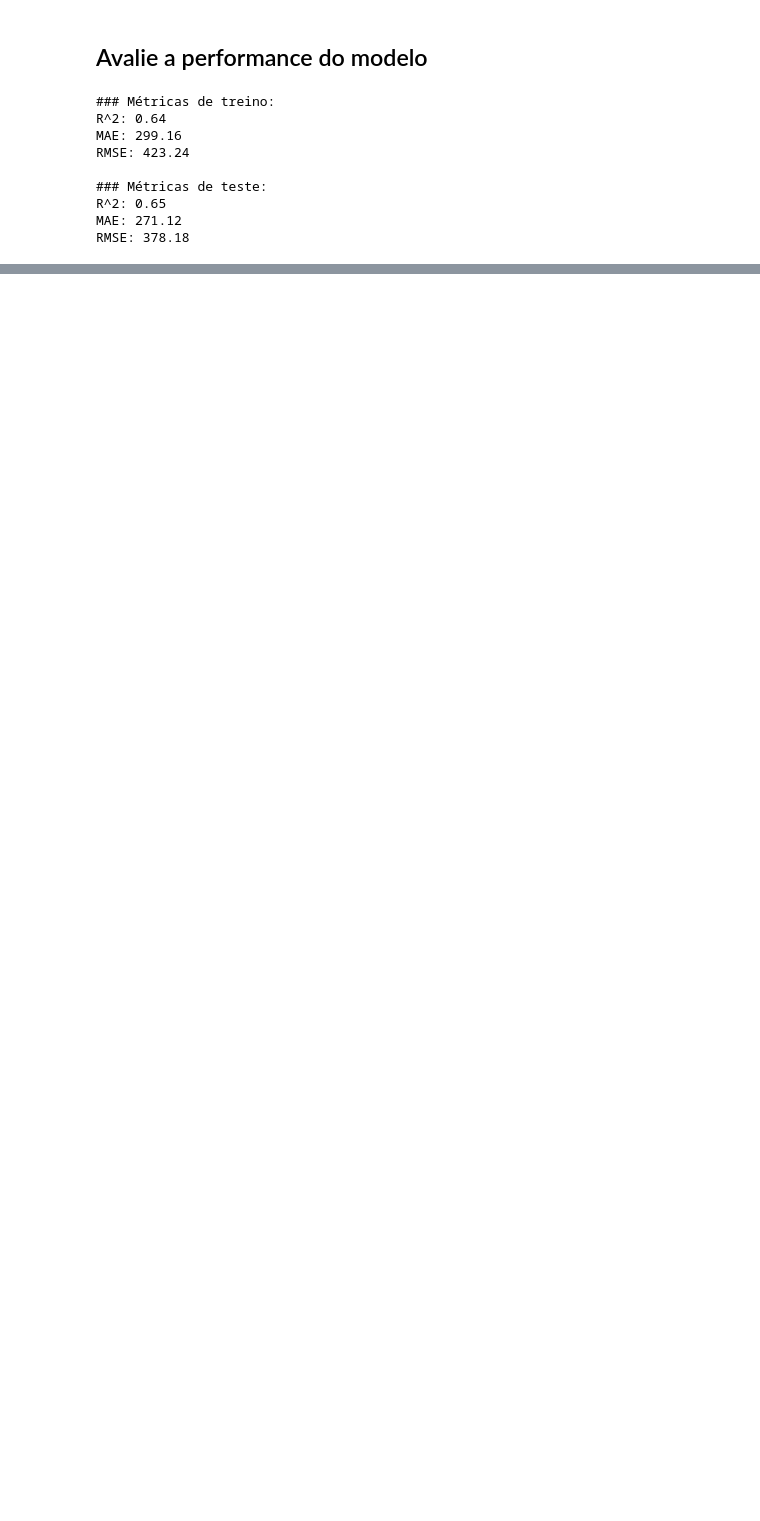
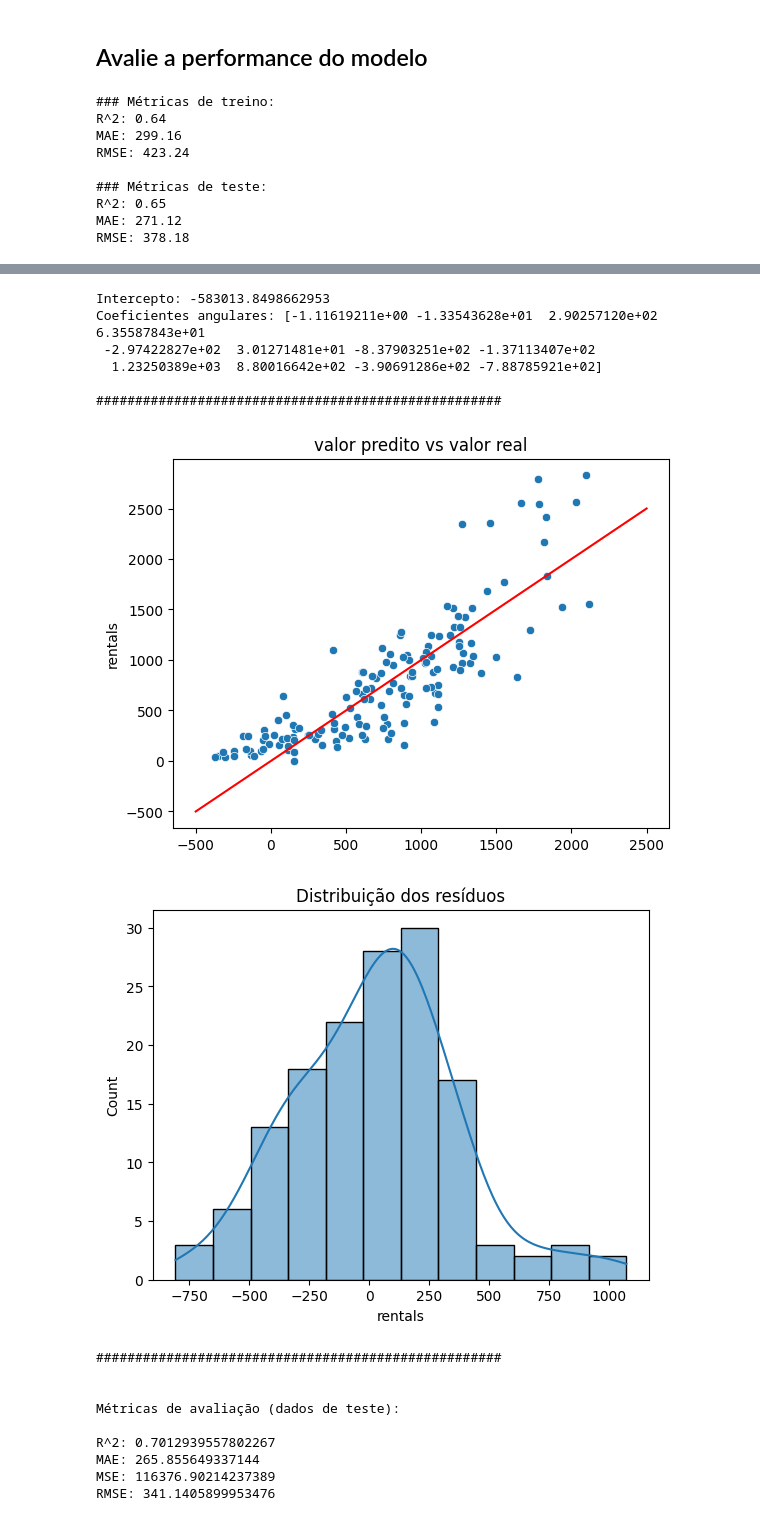
Before and after one commit to PeterRibs/bike_rental_analysis, a Jupyter notebook: Bike_Rental_Analysis.ipynb, the cells around one changed output, grey strips where cells are left out. Saved outputs shown, nothing was run; the diff lists cells and outputs as text; code cells hidden in the pictures; blank space fills up the shorter version.

```diff
--- a/Bike_Rental_Analysis.ipynb
+++ b/Bike_Rental_Analysis.ipynb
@@ -309,0 +312,66 @@ RMSE: 378.18
+# %%
+#ds = dataframe.select_dtypes(include=[np.number])
+#ds = dataframe.dropna(axis="columns", how="any")
+
+X = dataframe.drop(columns="rentals")
+y = dataframe['rentals']
+
+# 1)
+from sklearn.linear_model import LinearRegression
+
+# 2)
+estimador = LinearRegression()
+
+# 3)
+from sklearn.model_selection import train_test_split
+X_treino, X_teste, y_treino, y_teste = train_test_split(X, y, test_size=0.2, random_state=42)
+
+# 4)
+modelo = estimador.fit(X_treino, y_treino)
+
+print("Intercepto:", modelo.intercept_)
+print("Coeficientes angulares:", modelo.coef_)
+
+print("\n####################################################\n")
+
+# 5)
+predictions = modelo.predict(X_teste)
+
+plt.title("valor predito vs valor real")
+sns.scatterplot(x=predictions, y=y_teste)
+plt.plot(np.linspace(-500, 2500, 1000), np.linspace(-500, 2500, 1000), color="red")
+plt.show()
+
+plt.title("Distribuição dos resíduos")
+sns.histplot(y_teste-predictions, kde=True)
+plt.show()
+
+print("\n####################################################\n")
+
+print("\nMétricas de avaliação (dados de teste):\n")
+
+# 6)
+from sklearn import metrics
+
+print('R^2:', metrics.r2_score(y_teste, predictions))
+print('MAE:', metrics.mean_absolute_error(y_teste, predictions))
+print('MSE:', metrics.mean_squared_error(y_teste, predictions))
+print('RMSE:', np.sqrt(metrics.mean_squared_error(y_teste, predictions)))
+# %% [output]
+Intercepto: -583013.8498662953
+Coeficientes angulares: [-1.11619211e+00 -1.33543628e+01  2.90257120e+02  6.35587843e+01
+ -2.97422827e+02  3.01271481e+01 -8.37903251e+02 -1.37113407e+02
+  1.23250389e+03  8.80016642e+02 -3.90691286e+02 -7.88785921e+02]
+
+####################################################
+[figure, added]
+[figure, added]
+####################################################
+
+
+Métricas de avaliação (dados de teste):
+
+R^2: 0.7012939557802267
+MAE: 265.855649337144
+MSE: 116376.90214237389
+RMSE: 341.1405899953476
```
Also changed, not shown: parts of 2 cells of this notebook.
